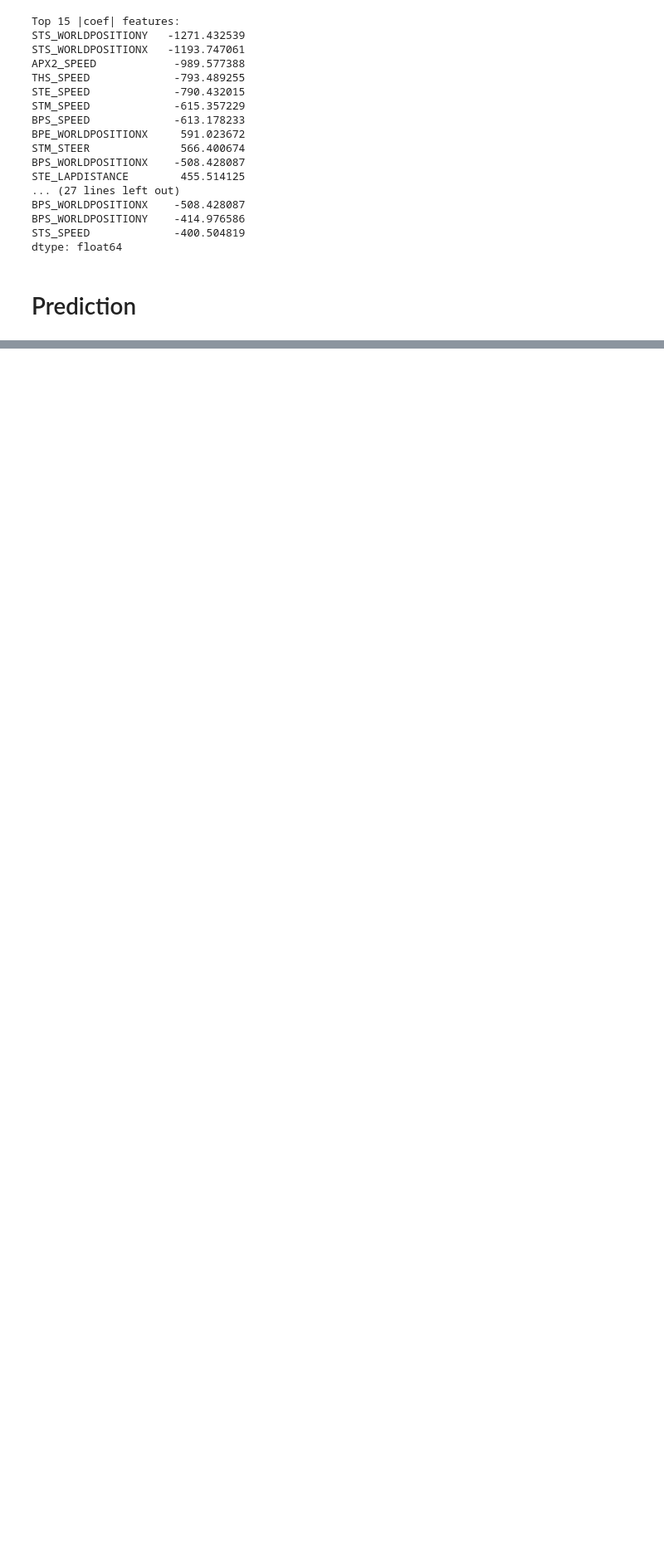
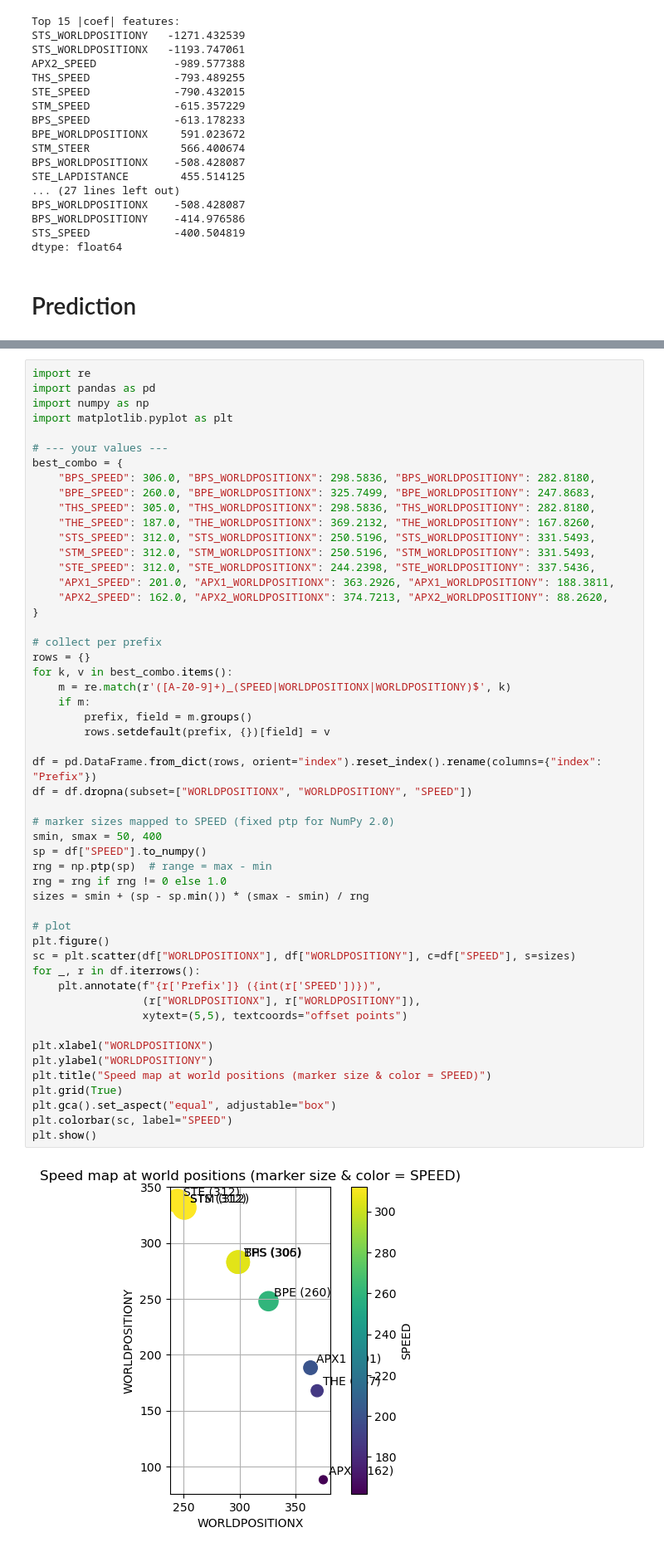
Before and after one commit to muhaseeb34/Data3001-Modelling-2, a Jupyter notebook: ElNet_model_prediction.ipynb, the cells around one changed output, grey strips where cells are left out. Shown at 83% size. Cells and saved outputs as stored; diff of their text form; blank space fills up the shorter version.

```diff
--- a/ElNet_model_prediction.ipynb
+++ b/ElNet_model_prediction.ipynb
@@ -198,0 +498,54 @@ Predicted Target_CURRENTLAPTIMEINMS: 7,689.456
+# %%
+import re
+import pandas as pd
+import numpy as np
+import matplotlib.pyplot as plt
+
+# --- your values ---
+best_combo = {
+    "BPS_SPEED": 306.0, "BPS_WORLDPOSITIONX": 298.5836, "BPS_WORLDPOSITIONY": 282.8180,
+    "BPE_SPEED": 260.0, "BPE_WORLDPOSITIONX": 325.7499, "BPE_WORLDPOSITIONY": 247.8683,
+    "THS_SPEED": 305.0, "THS_WORLDPOSITIONX": 298.5836, "THS_WORLDPOSITIONY": 282.8180,
+    "THE_SPEED": 187.0, "THE_WORLDPOSITIONX": 369.2132, "THE_WORLDPOSITIONY": 167.8260,
+    "STS_SPEED": 312.0, "STS_WORLDPOSITIONX": 250.5196, "STS_WORLDPOSITIONY": 331.5493,
+    "STM_SPEED": 312.0, "STM_WORLDPOSITIONX": 250.5196, "STM_WORLDPOSITIONY": 331.5493,
+    "STE_SPEED": 312.0, "STE_WORLDPOSITIONX": 244.2398, "STE_WORLDPOSITIONY": 337.5436,
+    "APX1_SPEED": 201.0, "APX1_WORLDPOSITIONX": 363.2926, "APX1_WORLDPOSITIONY": 188.3811,
+    "APX2_SPEED": 162.0, "APX2_WORLDPOSITIONX": 374.7213, "APX2_WORLDPOSITIONY": 88.2620,
+}
+
+# collect per prefix
+rows = {}
+for k, v in best_combo.items():
+    m = re.match(r'([A-Z0-9]+)_(SPEED|WORLDPOSITIONX|WORLDPOSITIONY)$', k)
+    if m:
+        prefix, field = m.groups()
+        rows.setdefault(prefix, {})[field] = v
+
+df = pd.DataFrame.from_dict(rows, orient="index").reset_index().rename(columns={"index": "Prefix"})
+df = df.dropna(subset=["WORLDPOSITIONX", "WORLDPOSITIONY", "SPEED"])
+
+# marker sizes mapped to SPEED (fixed ptp for NumPy 2.0)
+smin, smax = 50, 400
+sp = df["SPEED"].to_numpy()
+rng = np.ptp(sp)  # range = max - min
+rng = rng if rng != 0 else 1.0
+sizes = smin + (sp - sp.min()) * (smax - smin) / rng
+
+# plot
+plt.figure()
+sc = plt.scatter(df["WORLDPOSITIONX"], df["WORLDPOSITIONY"], c=df["SPEED"], s=sizes)
+for _, r in df.iterrows():
+    plt.annotate(f"{r['Prefix']} ({int(r['SPEED'])})",
+                 (r["WORLDPOSITIONX"], r["WORLDPOSITIONY"]),
+                 xytext=(5,5), textcoords="offset points")
+
+plt.xlabel("WORLDPOSITIONX")
+plt.ylabel("WORLDPOSITIONY")
+plt.title("Speed map at world positions (marker size & color = SPEED)")
+plt.grid(True)
+plt.gca().set_aspect("equal", adjustable="box")
+plt.colorbar(sc, label="SPEED")
+plt.show()
+# %% [output]
+[figure, added]
```
Also changed, not shown: parts of 17 cells of this notebook, 2 other files.
